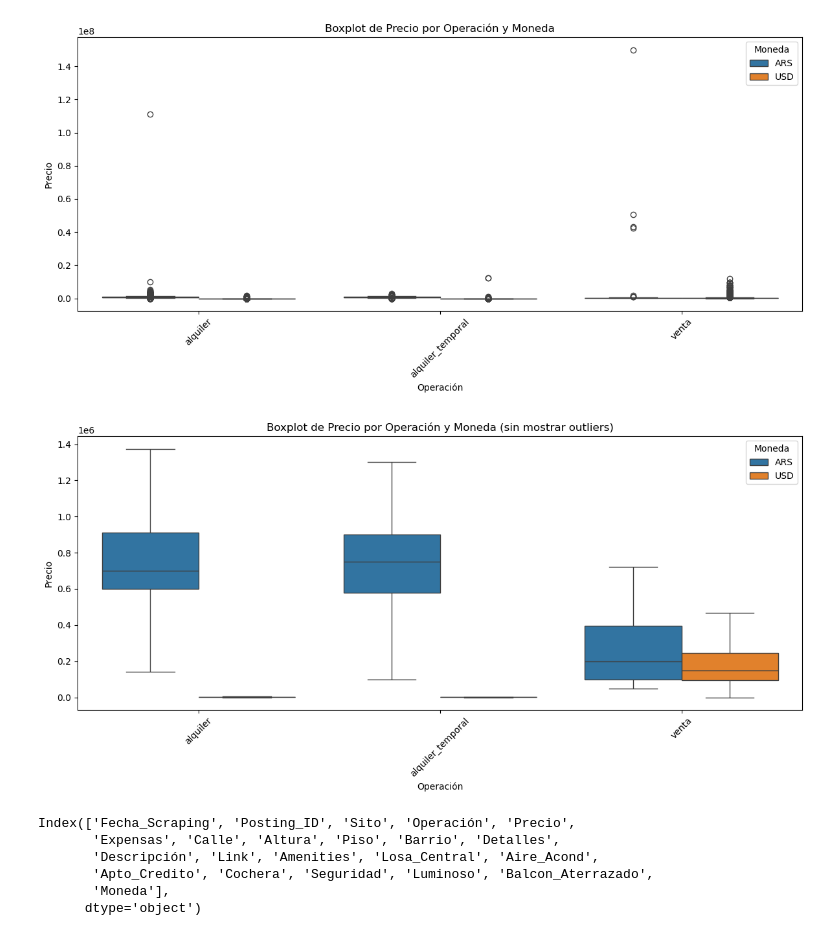
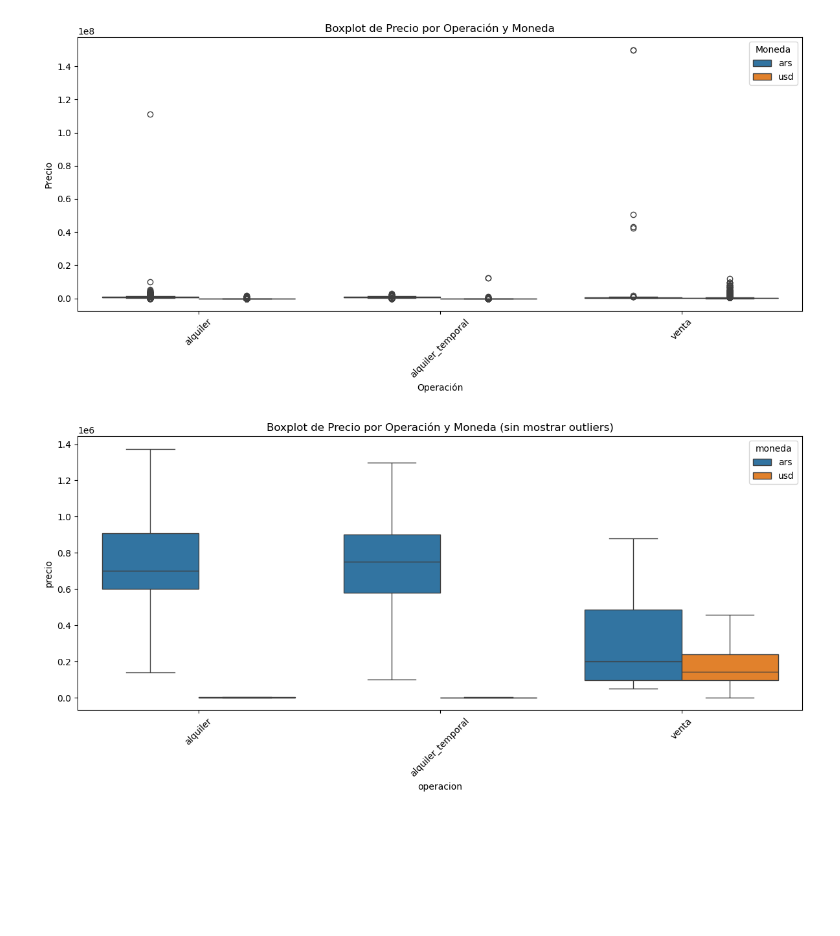
Before and after one commit to clararodriguezacevedo/descriptiva-real-estate, a Jupyter notebook: notebooks/eda.ipynb, the cells around one changed output. Saved outputs shown, nothing was run; the diff lists cells and outputs as text; code cells hidden in the pictures; blank space fills up the shorter version.

```diff
--- a/notebooks/eda.ipynb
+++ b/notebooks/eda.ipynb
@@ -77,13 +142,13 @@ dtype: int64
 # %% [markdown]
 Arreglamos las columnas de los precios, identificando la moneda utilizada. Asumimos que los precios que leen 'USD' son los que están en dólares, y los que no los que estan en Pesos.
 # %%
-df['Moneda'] = df['Precio'].apply(lambda x: 'USD' if 'usd' in str(x).lower() else 'ARS')
+df['moneda'] = df['precio'].apply(lambda x: 'usd' if 'usd' in str(x).lower() else 'ars')
 # %%
-df['Precio'] = (df['Precio'].astype(str).str.lower().str.replace('usd', '', regex=False).str.replace('ars', '', regex=False).str.replace('$', '', regex=False).str.replace('.', '', regex=False).str.strip())
-df['Precio'] = df["Precio"].apply(lambda x: float(x) if x != 'consultar' else np.nan)
+df['precio'] = (df['precio'].astype(str).str.lower().str.replace('usd', '', regex=False).str.replace('ars', '', regex=False).str.replace('$', '', regex=False).str.replace('.', '', regex=False).str.strip())
+df['precio'] = df["precio"].apply(lambda x: float(x) if x != 'consultar' else np.nan)
 # %% [markdown]
 Las expensas están siempre expresadas en pesos
 # %%
-df['Expensas'] = (df['Expensas'].str.replace('$', '', regex=False).str.replace('.', '', regex=False).str.strip())
-df['Expensas'] = df["Expensas"].apply(lambda x: float(x) if x != '' else np.nan)
+df['expensas'] = (df['expensas'].str.replace('$', '', regex=False).str.replace('.', '', regex=False).str.strip())
+df['expensas'] = df["expensas"].apply(lambda x: float(x) if x != '' else np.nan)
 # %%
@@ -99,9 +164,9 @@ resumen_moneda
 |  | alquiler_temporal | 5.744404e+03 | 850.0 | 2.247339e+05 | 5.0 | 12322222.0 |
 |  | venta | 2.428972e+05 | 148000.0 | 3.647445e+05 | 1.0 | 12000000.0 |
 # %%
-df_plot = df.dropna(subset=["Precio", "Moneda", "Operación"]).copy()
+df_plot = df.dropna(subset=["precio", "moneda", "operacion"]).copy()
 plt.figure(figsize=(12, 6))
-sns.boxplot(data=df_plot, x="Operación", y="Precio", hue="Moneda")
+sns.boxplot(data=df_plot, x="operacion", y="precio", hue="moneda")
 plt.title("Boxplot de Precio por Operación y Moneda")
 plt.xlabel("Operación")
 plt.ylabel("Precio")
@@ -113,19 +178,10 @@ plt.show()
 [figure]
 # %%
 plt.figure(figsize=(12, 6))
-sns.boxplot(data=df_plot, x="Operación", y="Precio", hue="Moneda", showfliers=False)
+sns.boxplot(data=df_plot, x="operacion", y="precio", hue="moneda", showfliers=False)
 plt.title("Boxplot de Precio por Operación y Moneda (sin mostrar outliers)")
 plt.xticks(rotation=45)
 plt.tight_layout()
 plt.show()
 # %% [output]
-[figure, old version]
+[figure, new version]
-# %%
-df.columns
-# %% [output]
-Index(['Fecha_Scraping', 'Posting_ID', 'Sito', 'Operación', 'Precio',
-       'Expensas', 'Calle', 'Altura', 'Piso', 'Barrio', 'Detalles',
-       'Descripción', 'Link', 'Amenities', 'Losa_Central', 'Aire_Acond',
-       'Apto_Credito', 'Cochera', 'Seguridad', 'Luminoso', 'Balcon_Aterrazado',
-       'Moneda'],
-      dtype='object')
```
Also changed, not shown: parts of 22 cells of this notebook, 1 other file.
